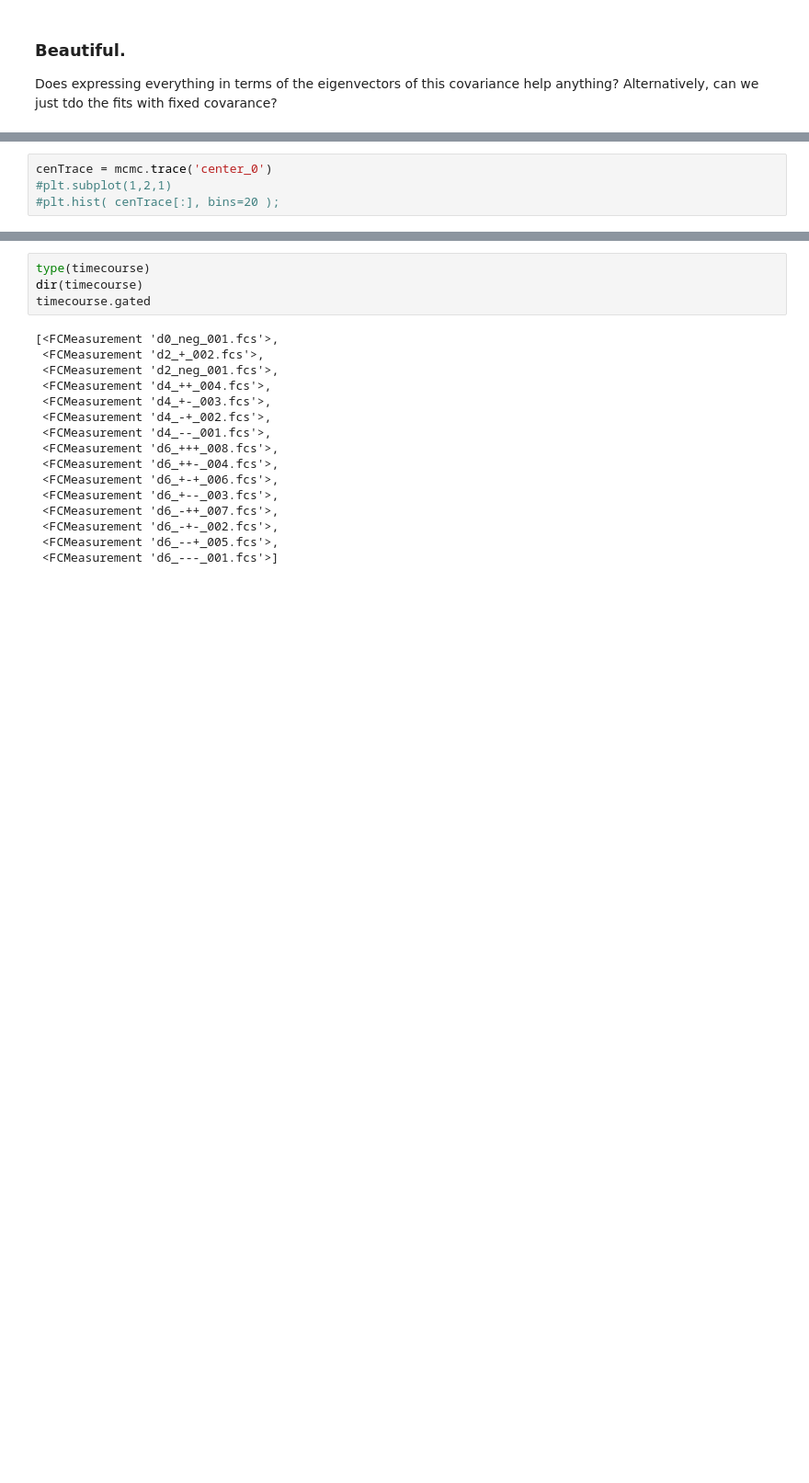
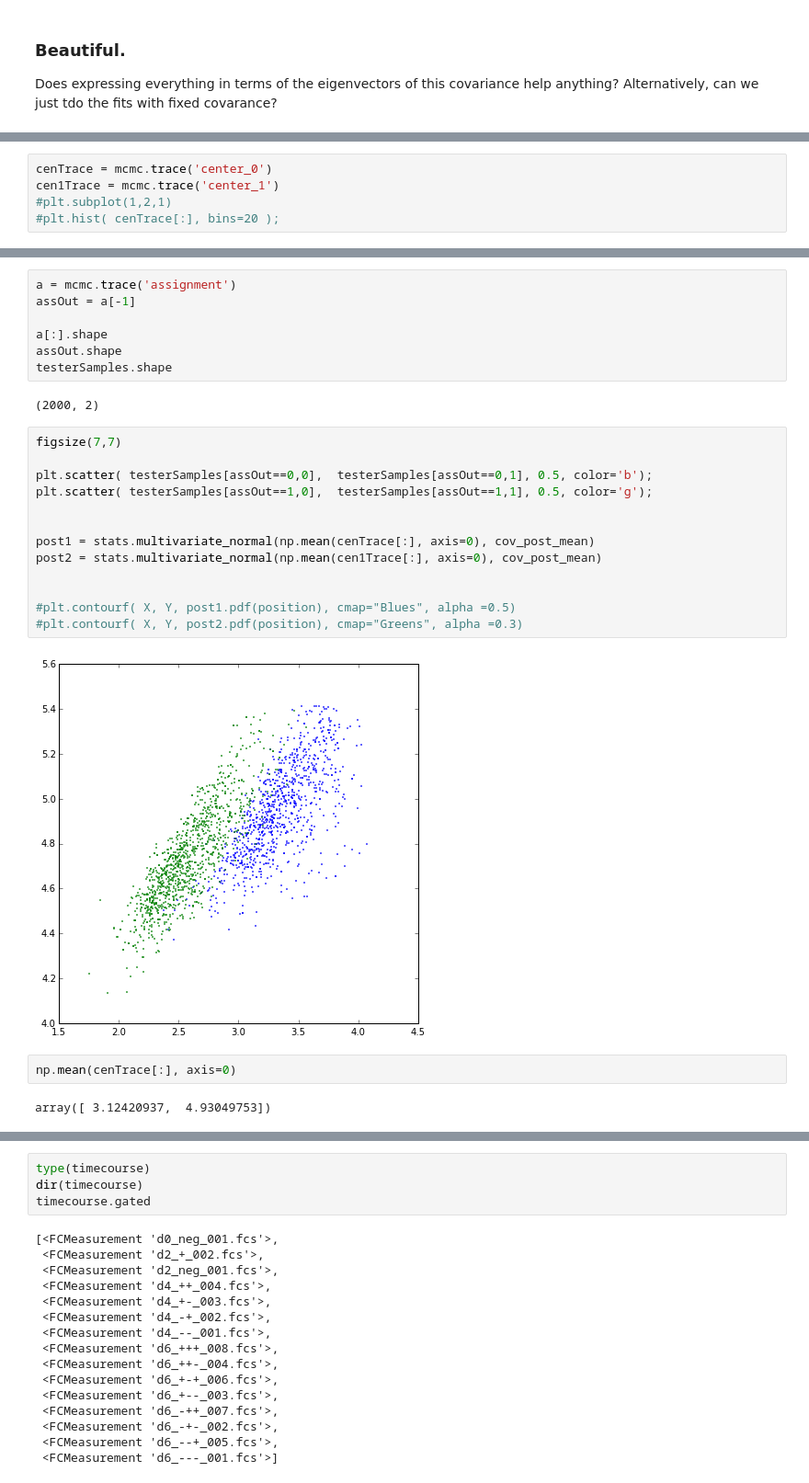
Before and after one commit to lrast/flowAnalysis, a Jupyter notebook: FlowFitting.ipynb, the cells around one changed output, grey strips where cells are left out. Shown at 92% size. Cells and saved outputs as stored; diff of their text form; blank space fills up the shorter version.

```diff
--- a/FlowFitting.ipynb
+++ b/FlowFitting.ipynb
@@ -241,4 +243,5 @@ samples = expMcmc.sample(nSamp, burn)
 # %%
 cenTrace = mcmc.trace('center_0')
+cen1Trace = mcmc.trace('center_1')
 #plt.subplot(1,2,1)
 #plt.hist( cenTrace[:], bins=20 );
@@ -256,0 +259,28 @@ assignment = pm.Categorical("assignment", [p, 1 - p], size=data.shape[0])
+# %%
+a = mcmc.trace('assignment')
+assOut = a[-1]
+
+a[:].shape
+assOut.shape
+testerSamples.shape
+# %% [output]
+(2000, 2)
+# %%
+figsize(7,7)
+
+plt.scatter( testerSamples[assOut==0,0],  testerSamples[assOut==0,1], 0.5, color='b');
+plt.scatter( testerSamples[assOut==1,0],  testerSamples[assOut==1,1], 0.5, color='g');
+
+
+post1 = stats.multivariate_normal(np.mean(cenTrace[:], axis=0), cov_post_mean)
+post2 = stats.multivariate_normal(np.mean(cen1Trace[:], axis=0), cov_post_mean)
+
+
+#plt.contourf( X, Y, post1.pdf(position), cmap="Blues", alpha =0.5)
+#plt.contourf( X, Y, post2.pdf(position), cmap="Greens", alpha =0.3)
+# %% [output]
+[figure, added]
+# %%
+np.mean(cenTrace[:], axis=0)
+# %% [output]
+array([ 3.12420937,  4.93049753])
```
Also changed, not shown: parts of 20 cells of this notebook.
